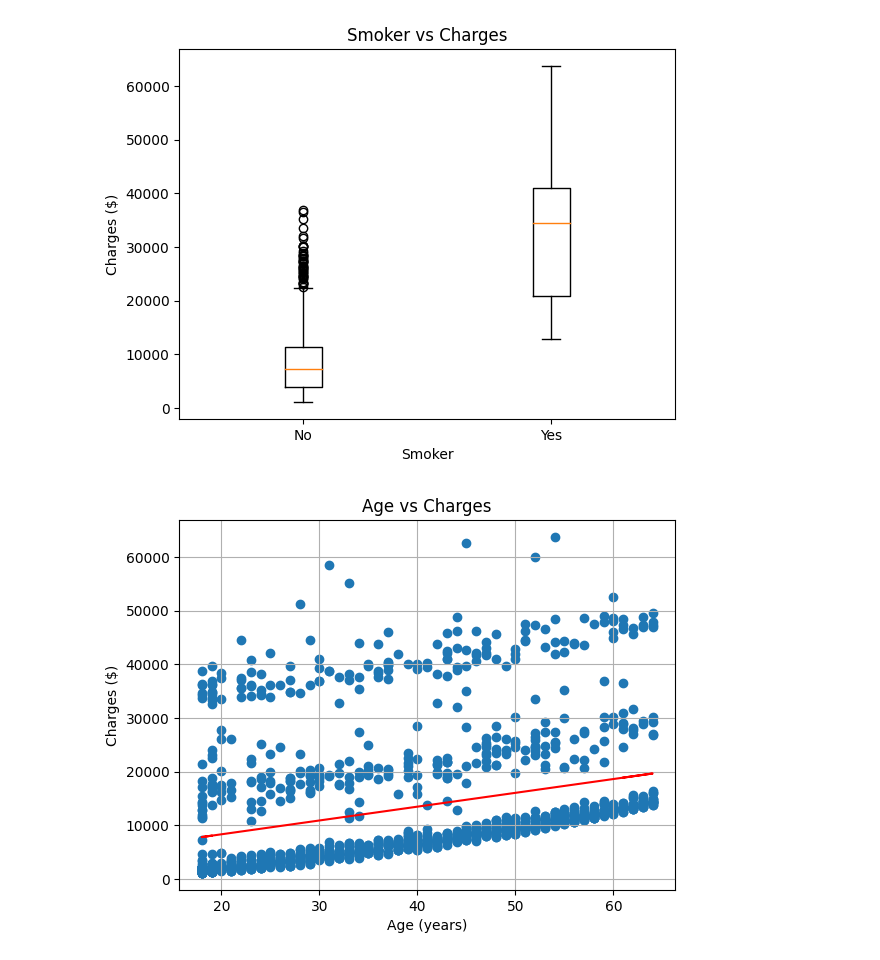
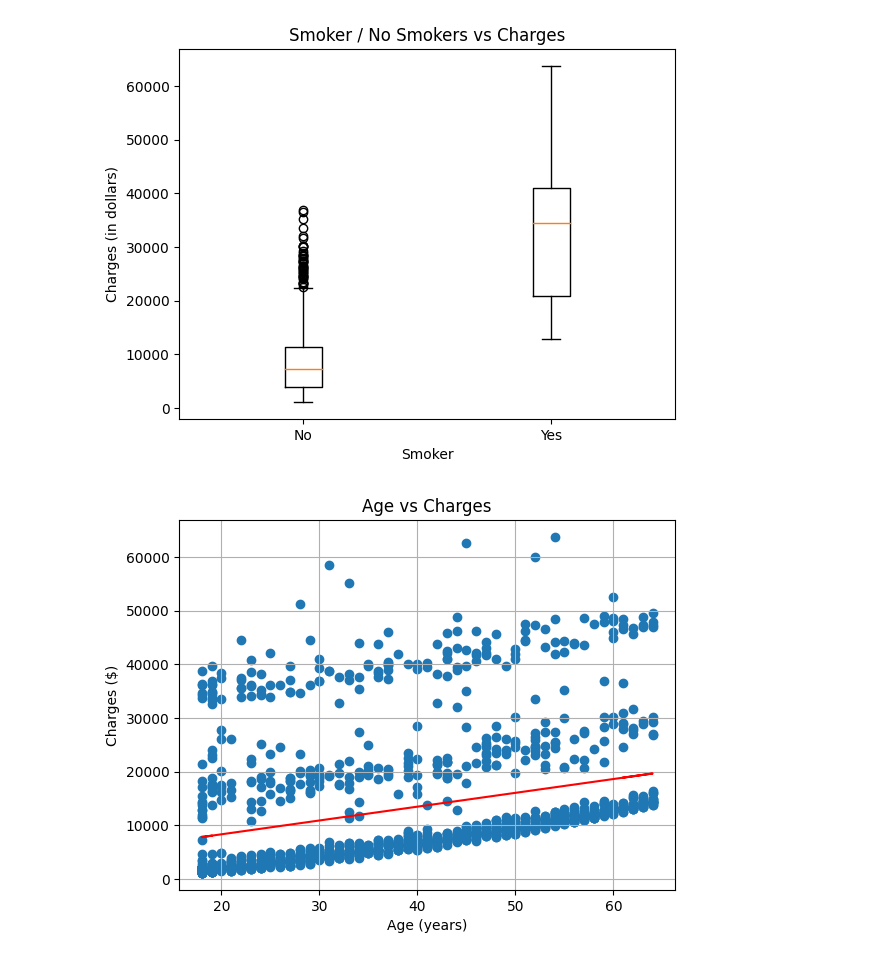
Before and after one commit to PeEnAvRi/Project3CanCode, a Jupyter notebook: Project3CanCodePedro.ipynb, the cells around one changed output. Drawn from its saved outputs; the diff is of its cells as text; code cells hidden in the pictures.

```diff
--- a/Project3CanCodePedro.ipynb
+++ b/Project3CanCodePedro.ipynb
@@ -62,27 +171,27 @@ plt.show()
 # %%
 import pandas as pd
 import numpy as np
 import matplotlib.pyplot as plt
 
-# Load data from remote URL
+# Load data from URL
 df = pd.read_csv('https://raw.githubusercontent.com/PeEnAvRi/Project3CanCode/main/insurance.csv')
 
 # Create box plot of smoker vs charges
 smoker_no = df[df['smoker'] == 'no']['charges']
 smoker_yes = df[df['smoker'] == 'yes']['charges']
 
 data = [smoker_no, smoker_yes]
 labels = ['No', 'Yes']
 
 fig, ax = plt.subplots()
 ax.boxplot(data)
 ax.set_xticklabels(labels)
-plt.title('Smoker vs Charges')
+plt.title('Smoker / No Smokers vs Charges')
 plt.xlabel('Smoker')
 plt.ylabel('Charges (in dollars)')
 plt.show()
 # %% [output]
-[figure, old version]
+[figure, new version]
 # %%
 import pandas as pd
 import matplotlib.pyplot as plt
```
Also changed, not shown: parts of 12 cells of this notebook.
